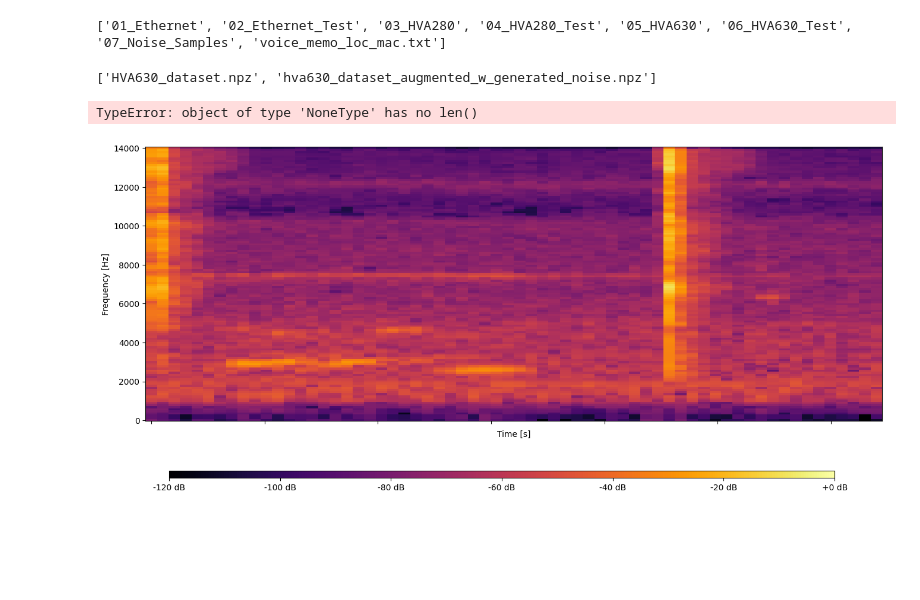
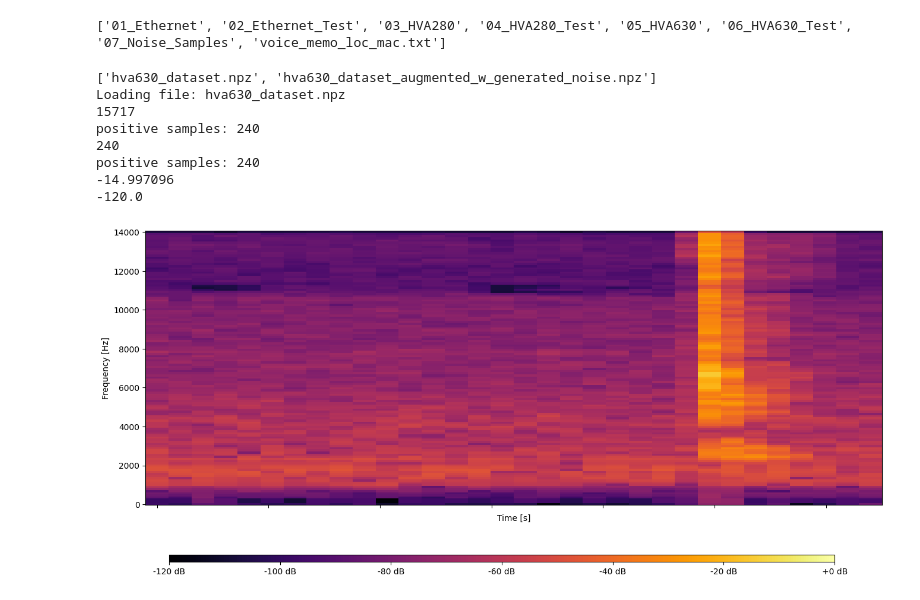
Before and after one commit to matteoseidl/Electrical_Connector_Click-Event_Detection, a Jupyter notebook: 02_Data_Augmentation/mixClicksWithRecordedNose.ipynb, the cells around one changed output. Cells and saved outputs as stored; diff of their text form; code cells hidden in the pictures; blank space fills up the shorter version.

```diff
--- a/02_Data_Augmentation/mixClicksWithRecordedNose.ipynb
+++ b/02_Data_Augmentation/mixClicksWithRecordedNose.ipynb
@@ -71,6 +71,7 @@ if len(file_list) == 0:
 else:
     for file in file_list:
         if file == "ethernet_dataset.npz" or file == "hva280_dataset.npz" or file == "hva630_dataset.npz":
+            print(f"Loading file: {file}")
             file_fullpath = os.path.join(dataset_dir, file)
 
             data = np.load(file_fullpath)
@@ -98,21 +99,27 @@ print(f"positive samples: {np.count_nonzero(spec_chunk_labels_click == 1)}")
 print(np.max(spec_chunks_click))
 print(np.min(spec_chunks_click))
 # %% [output]
-['HVA630_dataset.npz', 'hva630_dataset_augmented_w_generated_noise.npz']
+['hva630_dataset.npz', 'hva630_dataset_augmented_w_generated_noise.npz']
+Loading file: hva630_dataset.npz
+15717
+positive samples: 240
+240
+positive samples: 240
+-14.997096
+-120.0
-TypeError: object of type 'NoneType' has no len()
 # %%
 # plot a click mel spectrogram
 
-chunk_id_to_plot = 5
+chunk_id_to_plot = 0
 
 top_dB_abs = 120
 f_min = 20
 f_max = 14000
 n_mels = 128
 
 spectrogramPlotter.plot_single_mel_spectrogram(spec_chunks_click[chunk_id_to_plot], top_dB_abs, f_min, f_max, n_mels)
 # %% [output]
-[figure, old version]
+[figure, new version]
 # %%
 # load noise samples
 
```
Also changed, not shown: parts of 7 cells of this notebook.
